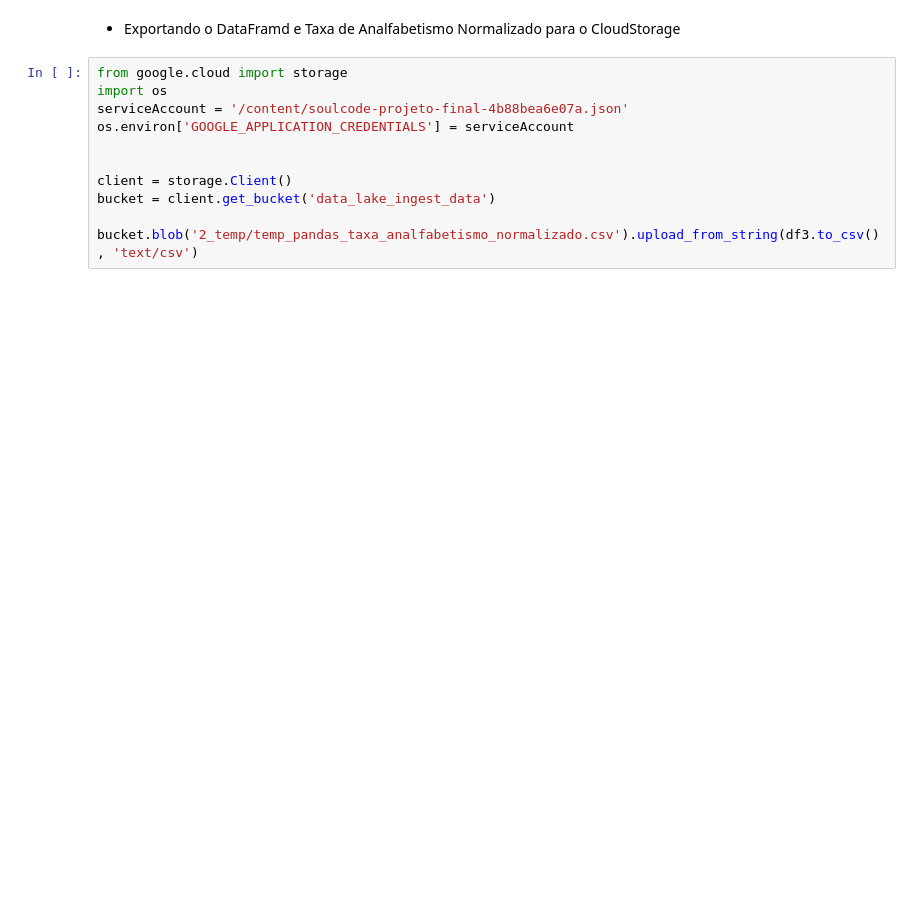
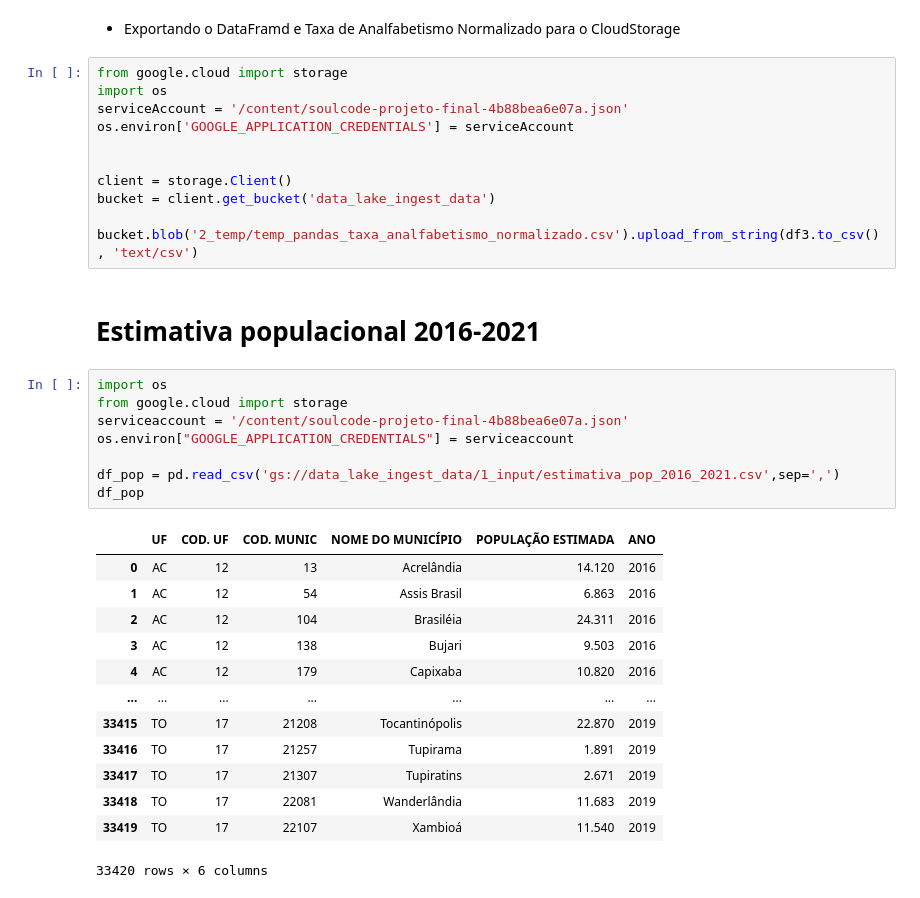
Before and after one commit to marimoreiraa/ProjetoFinal, a Jupyter notebook: 1_Pandas.ipynb, the cells around one changed output. Drawn from its saved outputs; the diff is of its cells as text; blank space fills up the shorter version.

```diff
--- a/1_Pandas.ipynb
+++ b/1_Pandas.ipynb
@@ -1641,3 +1434,27 @@ client = storage.Client()
 bucket = client.get_bucket('data_lake_ingest_data')
 
 bucket.blob('2_temp/temp_pandas_taxa_analfabetismo_normalizado.csv').upload_from_string(df3.to_csv(), 'text/csv')
+# %% [markdown]
+# Estimativa populacional 2016-2021
+# %%
+import os
+from google.cloud import storage
+serviceaccount = '/content/soulcode-projeto-final-4b88bea6e07a.json'
+os.environ["GOOGLE_APPLICATION_CREDENTIALS"] = serviceaccount
+
+df_pop = pd.read_csv('gs://data_lake_ingest_data/1_input/estimativa_pop_2016_2021.csv',sep=',')
+df_pop
+# %% [output]
+|  | UF | COD. UF | COD. MUNIC | NOME DO MUNICÍPIO | POPULAÇÃO ESTIMADA | ANO |
+| 0 | AC | 12 | 13 | Acrelândia | 14.120 | 2016 |
+| 1 | AC | 12 | 54 | Assis Brasil | 6.863 | 2016 |
+| 2 | AC | 12 | 104 | Brasiléia | 24.311 | 2016 |
+| 3 | AC | 12 | 138 | Bujari | 9.503 | 2016 |
+| 4 | AC | 12 | 179 | Capixaba | 10.820 | 2016 |
+| ... | ... | ... | ... | ... | ... | ... |
+| 33415 | TO | 17 | 21208 | Tocantinópolis | 22.870 | 2019 |
+| 33416 | TO | 17 | 21257 | Tupirama | 1.891 | 2019 |
+| 33417 | TO | 17 | 21307 | Tupiratins | 2.671 | 2019 |
+| 33418 | TO | 17 | 22081 | Wanderlândia | 11.683 | 2019 |
+| 33419 | TO | 17 | 22107 | Xambioá | 11.540 | 2019 |
+33420 rows × 6 columns
```
Also changed, not shown: parts of 43 cells of this notebook.
